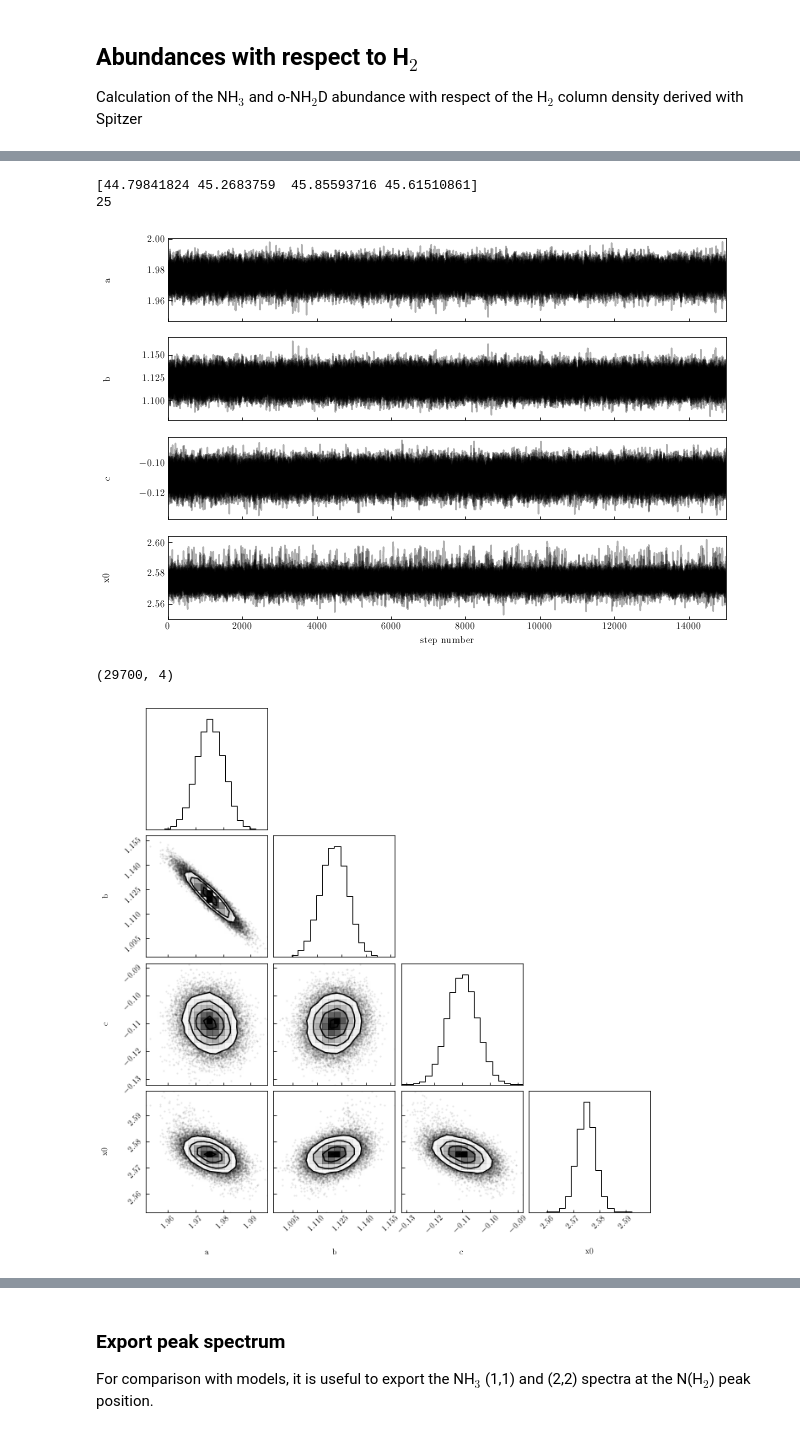
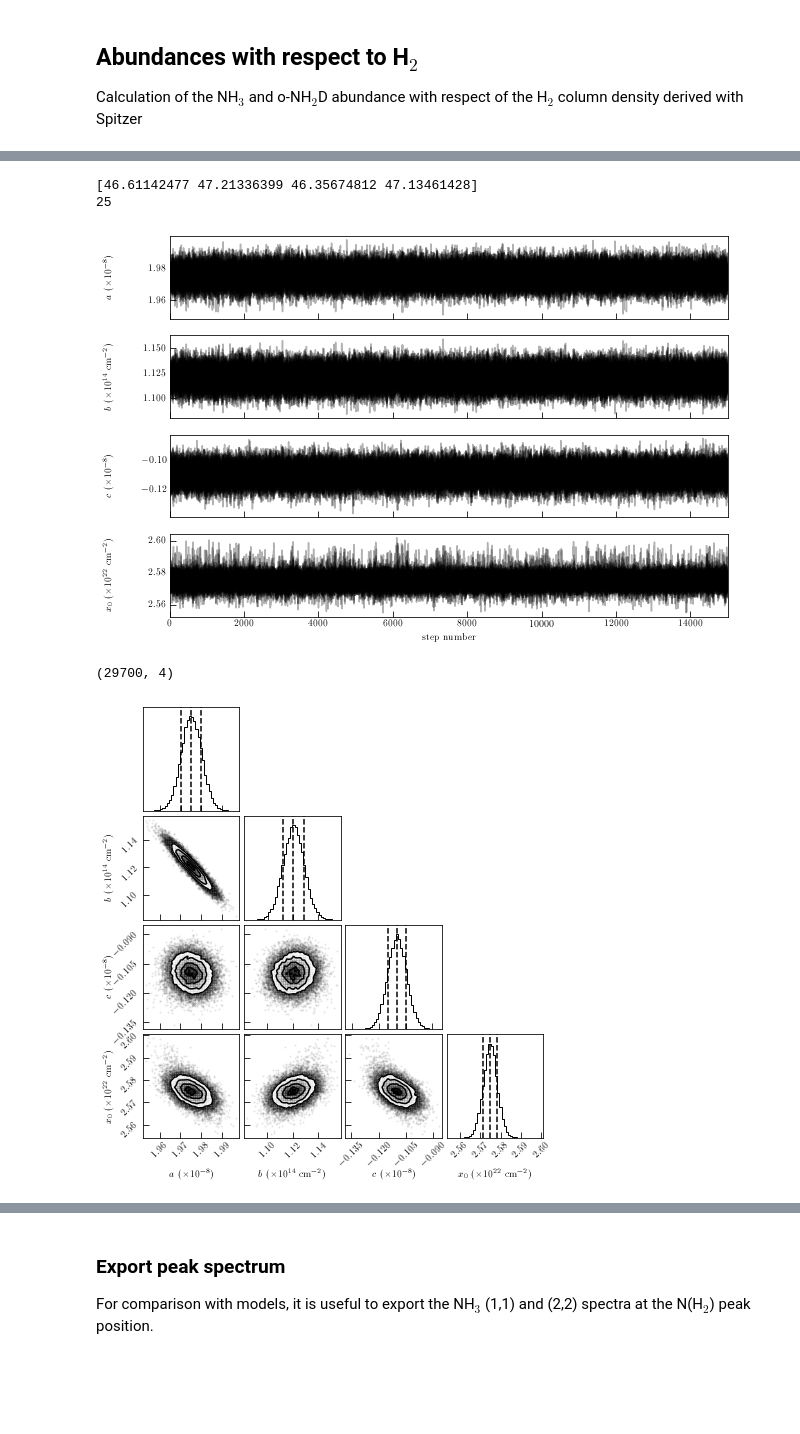
Before and after one commit to jpinedaf/H-MM1_NH3, a Jupyter notebook: H-MM1_NH3_H2.ipynb, the cells around one changed output, grey strips where cells are left out. Saved outputs shown, nothing was run; the diff lists cells and outputs as text; code cells hidden in the pictures; blank space fills up the shorter version.

```diff
--- a/H-MM1_NH3_H2.ipynb
+++ b/H-MM1_NH3_H2.ipynb
@@ -2,21 +2,24 @@
 %matplotlib inline
 import numpy as np
 import matplotlib.pyplot as plt
+from matplotlib.ticker import MultipleLocator
 
 import astropy.units as u
 import aplpy
 from astropy.io import fits
-# from reproject import reproject_interp
-# from astropy.constants import c, k_B, h
 
-# import molecular_columns as mol_col
+import os
 
 from scipy import stats
 from config import file_NH3_Tex, file_NH3_eTex, file_NH3_Tkin, file_NH3_eTkin, \
     file_NH3_Ncol, file_NH3_eNcol, file_NH3_Vlsr, file_NH3_eVlsr, \
-    file_NH3_dv,  file_NH3_edv
+    file_NH3_dv,  file_NH3_edv, file_EMCEE
 
 plt.rcParams.update({"text.usetex": True,
                      "font.family": "serif",
                      'xtick.direction': 'in',
-                     'ytick.direction': 'in'})
+                     'ytick.direction': 'in',
+                     'xtick.minor.size': 3,
+                     'xtick.major.size': 6,
+                     'ytick.minor.size': 3,
+                     'ytick.major.size': 6,})
@@ -586,8 +655,17 @@ def log_probability(theta, x, y, yerr):
 # %%
 pos = [1.975, 1.120, -0.110,2.575] + 1e-4 * np.random.randn(50, 4)
 nwalkers, ndim = pos.shape
-sampler = emcee.EnsembleSampler(
-    nwalkers, ndim, log_probability,
-    args=(N_H2_22_gd, N_NH3_14_gd, eN_NH3_14_gd)
-)
-sampler.run_mcmc(pos, 15000, progress=True)
+
+if os.path.isfile(file_EMCEE):
+    sampler = emcee.backends.HDFBackend(file_EMCEE)
+else:
+    # setup backend
+    backend = emcee.backends.HDFBackend(file_EMCEE)
+    backend.reset(nwalkers, ndim)
+
+    sampler = emcee.EnsembleSampler(
+        nwalkers, ndim, log_probability,
+        args=(N_H2_22_gd, N_NH3_14_gd, eN_NH3_14_gd),
+        backend=backend
+    )
+    sampler.run_mcmc(pos, 15000, progress=True)
@@ -612,7 +672,8 @@ State([[ 1.96373034  1.13619034 -0.09731997  2.57504028]
 # %%
 fig, axes = plt.subplots(4, figsize=(10, 7), sharex=True)
 samples = sampler.get_chain()
-labels = ["a", "b", "c", "x0"]
+labels = [r'$a$ ($\times10^{-8}$)', r'$b$ ($\times10^{14}$ cm$^{-2}$)',
+          r'$c$ ($\times10^{-8}$)', r'$x_0$ ($\times10^{22}$ cm$^{-2}$)']
 for i in range(ndim):
     ax = axes[i]
     ax.plot(samples[:, :, i], "k", alpha=0.3)
@@ -626,19 +687,25 @@ print(tau) # ~50
 step_thin = 25
 print(step_thin)
 # %% [output]
-[44.79841824 45.2683759  45.85593716 45.61510861]
+[46.61142477 47.21336399 46.35674812 47.13461428]
 25
-[figure, old version]
+[figure, new version]
 # %%
 flat_samples = sampler.get_chain(discard=150, thin=step_thin, flat=True)
 print(flat_samples.shape)
 import corner
 
+fig_my = plt.figure(figsize=(6.5, 7))
 fig = corner.corner(
-    flat_samples, labels=labels)
+    flat_samples,
+    labels=labels,
+    quantiles=[0.16, 0.5, 0.84],
+    show_titles=False,
+    bins=40, fig=fig_my, color='k')
+fig.savefig('figs/H-MM1_fit_corner.pdf')
 # %% [output]
 (29700, 4)
-[figure, old version]
+[figure, new version]
 # %%
 for i in range(ndim):
     mcmc = np.percentile(flat_samples[:, i], [16, 50, 84])
```
Also changed, not shown: parts of 19 cells of this notebook, 20 other files.
